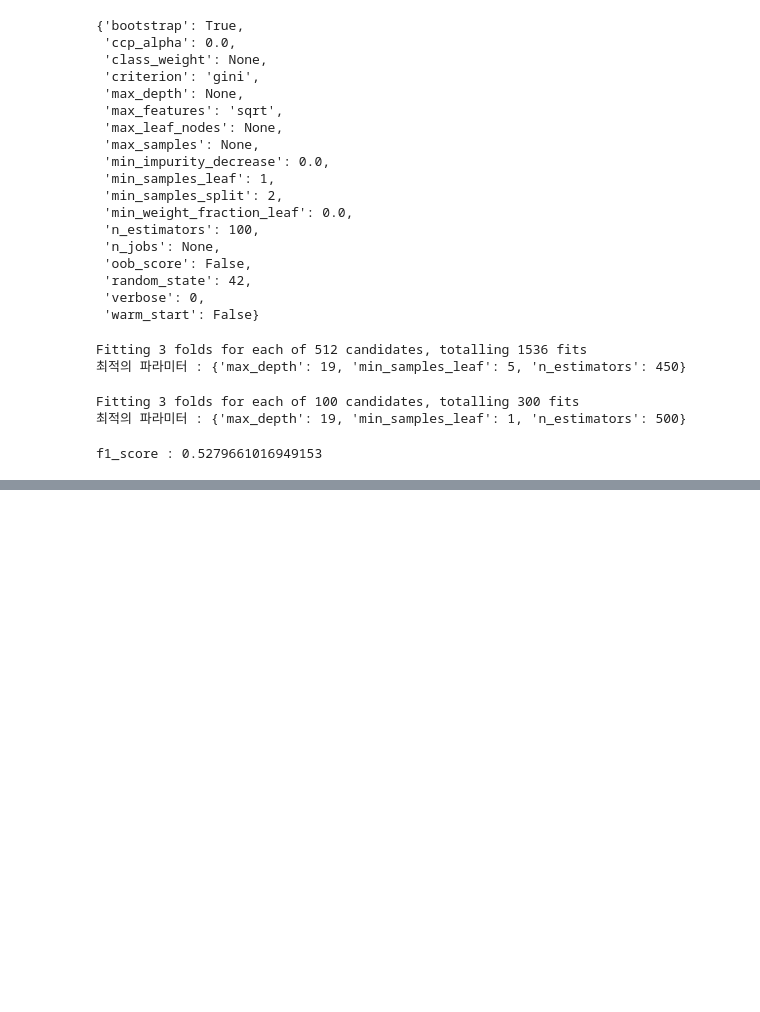
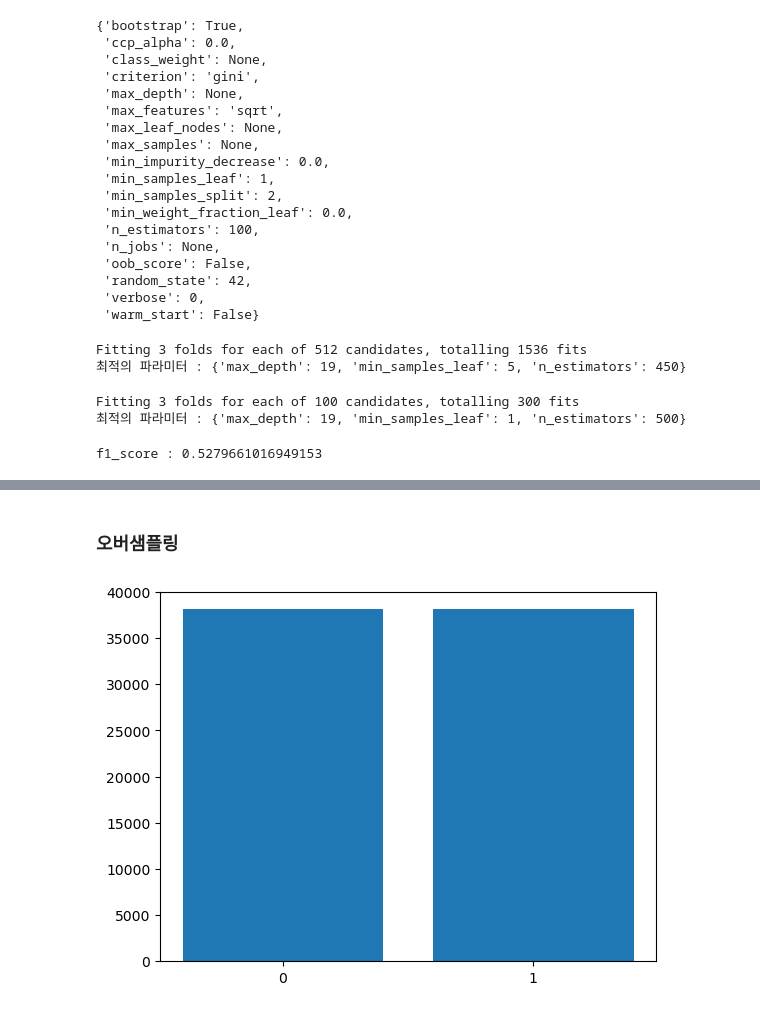
Before and after one commit to Junoflows/LG_Aimers_phase2, a Jupyter notebook: model.ipynb, the cells around one changed output, grey strips where cells are left out. Saved outputs shown, nothing was run; the diff lists cells and outputs as text; code cells hidden in the pictures; blank space fills up the shorter version.

```diff
--- a/model.ipynb
+++ b/model.ipynb
@@ -108,0 +157,11 @@ f1_score : 0.5279661016949153
+# %% [markdown]
+### 오버샘플링
+# %%
+from imblearn.over_sampling import RandomOverSampler
+X_over_train, y_over_train = RandomOverSampler().fit_resample(X_train, y_train)
+
+plt.bar(y_over_train.value_counts().index, y_over_train.value_counts().values)
+plt.xticks(y_over_train.value_counts().index)
+plt.show()
+# %% [output]
+[figure, added]
```
Also changed, not shown: parts of 15 cells of this notebook, 2 other files.
